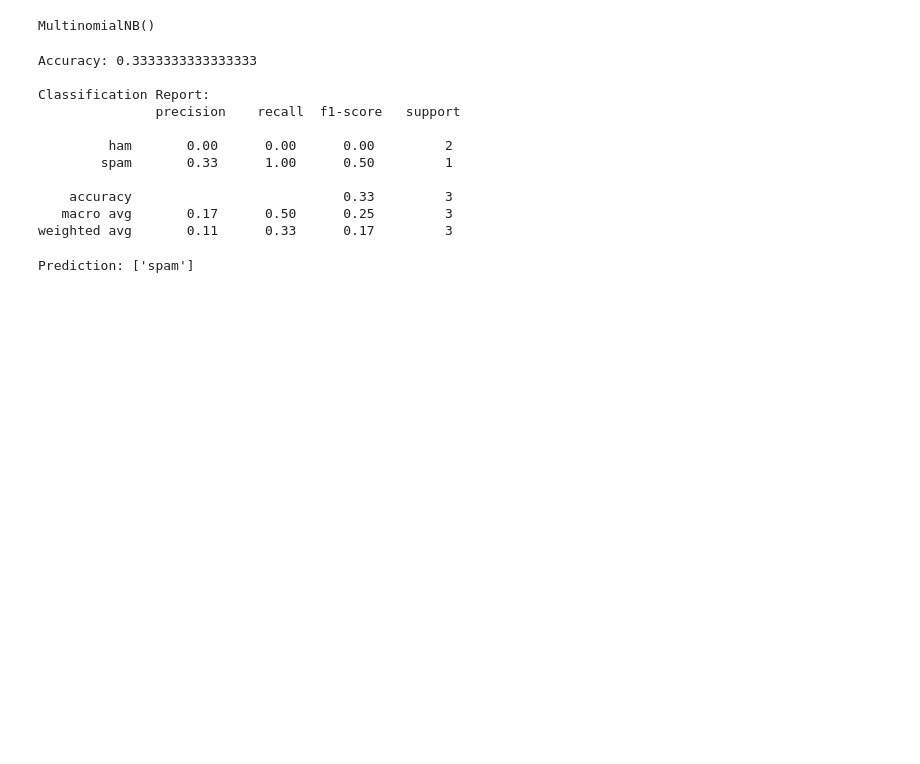
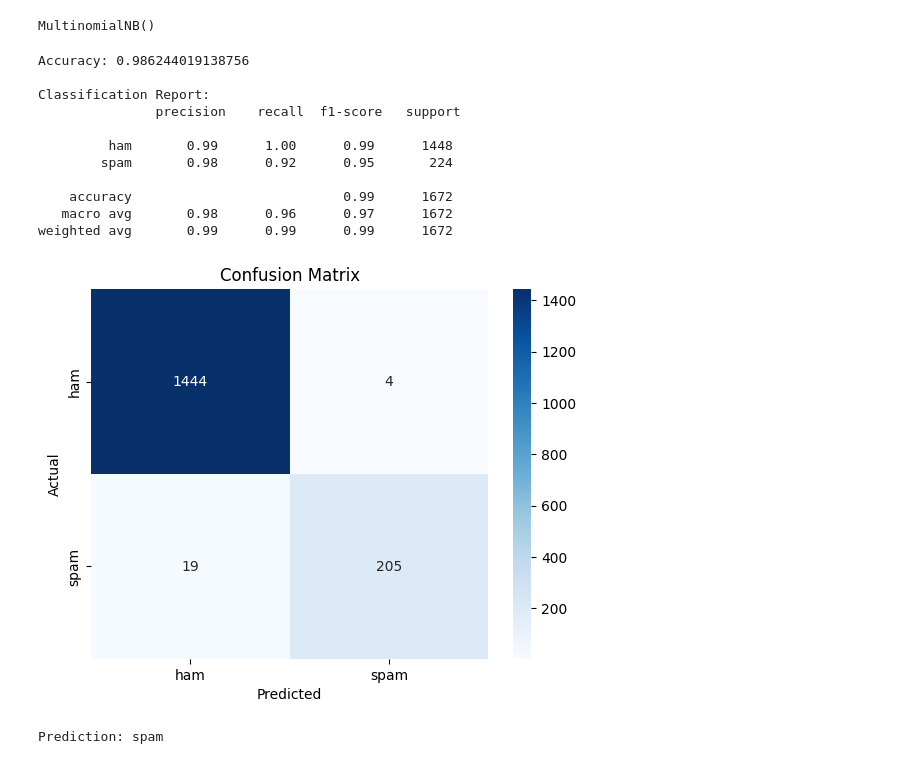
Before and after one commit to Nallin-kumar/ML_Algos, a Jupyter notebook: Naive_Bayes.ipynb, the cells around one changed output. Cells and saved outputs as stored; diff of their text form; code cells hidden in the pictures; blank space fills up the shorter version.

```diff
--- a/Naive_Bayes.ipynb
+++ b/Naive_Bayes.ipynb
@@ -47,0 +3,18 @@ print(df.head())
+# %%
+# Step 1: Import Libraries
+import pandas as pd
+from sklearn.model_selection import train_test_split
+from sklearn.feature_extraction.text import CountVectorizer
+from sklearn.naive_bayes import MultinomialNB
+from sklearn.metrics import accuracy_score, classification_report, confusion_matrix
+import seaborn as sns
+import matplotlib.pyplot as plt
+
+# Step 2: Load SMS Spam Dataset
+url = "https://raw.githubusercontent.com/justmarkham/pycon-2016-tutorial/master/data/sms.tsv"
+df = pd.read_csv(url, sep='\t', header=None, names=['label', 'message'])
+
+# Step 3: Basic Data Inspection
+print("Dataset Size:", df.shape)
+print(df['label'].value_counts())
+print(df.head())
@@ -48,14 +33,18 @@ print(df.head())
 # %%
-# Step 3: Preprocessing – Split into train and test sets
-X_train, X_test, y_train, y_test = train_test_split(df['message'], df['label'], test_size=0.3, random_state=42)
+# Step 4: Split Data into Training and Testing Sets
+X = df['message']
+y = df['label']
+
+# Use stratify to keep balance of ham/spam
+X_train, X_test, y_train, y_test = train_test_split(X, y, test_size=0.3, stratify=y, random_state=42)
 # %%
-# Step 4: Convert text to numbers using CountVectorizer (Bag of Words)
+# Step 5: Vectorize Text Data
 vectorizer = CountVectorizer()
 X_train_counts = vectorizer.fit_transform(X_train)
 X_test_counts = vectorizer.transform(X_test)
+
+# Step 6: Train Naive Bayes Classifier
+model = MultinomialNB()
+model.fit(X_train_counts, y_train)
+# %% [output]
+MultinomialNB()
-# %%
-# Step 5: Train the Naive Bayes model
-model = MultinomialNB()
-model.fit(X_train_counts, y_train)
-# %% [output]
-MultinomialNB()
@@ -65,23 +51,38 @@ y_pred = model.predict(X_test_counts)
 # %%
-# Step 7: Evaluate the model
+# Step 7: Predictions and Evaluation
+y_pred = model.predict(X_test_counts)
+
+# Accuracy
 print("Accuracy:", accuracy_score(y_test, y_pred))
+
+# Detailed Metrics
 print("\nClassification Report:\n", classification_report(y_test, y_pred))
 # %% [output]
-Accuracy: 0.3333333333333333
+Accuracy: 0.986244019138756
 
 Classification Report:
                precision    recall  f1-score   support
 
-         ham       0.00      0.00      0.00         2
-        spam       0.33      1.00      0.50         1
+         ham       0.99      1.00      0.99      1448
+        spam       0.98      0.92      0.95       224
 
-    accuracy                           0.33         3
-   macro avg       0.17      0.50      0.25         3
-weighted avg       0.11      0.33      0.17         3
+    accuracy                           0.99      1672
+   macro avg       0.98      0.96      0.97      1672
+weighted avg       0.99      0.99      0.99      1672
+# %%
+# Step 8: Visualize Confusion Matrix
+cm = confusion_matrix(y_test, y_pred, labels=['ham', 'spam'])
+sns.heatmap(cm, annot=True, fmt='d', cmap='Blues', xticklabels=['ham', 'spam'], yticklabels=['ham', 'spam'])
+plt.xlabel("Predicted")
+plt.ylabel("Actual")
+plt.title("Confusion Matrix")
+plt.show()
+# %% [output]
+[figure, added]
 # %%
-# Step 8: Try your own message
-sample = ["Get free recharge by clicking this link now!"]
+# Step 9: Try Your Own Message
+sample = ["Congratulations! You've won a free cruise. Click here to claim."]
 sample_counts = vectorizer.transform(sample)
-print("Prediction:", model.predict(sample_counts))
+print("Prediction:", model.predict(sample_counts)[0])
 # %% [output]
-Prediction: ['spam']
+Prediction: spam
```
Also changed, not shown: parts of 3 cells of this notebook.
